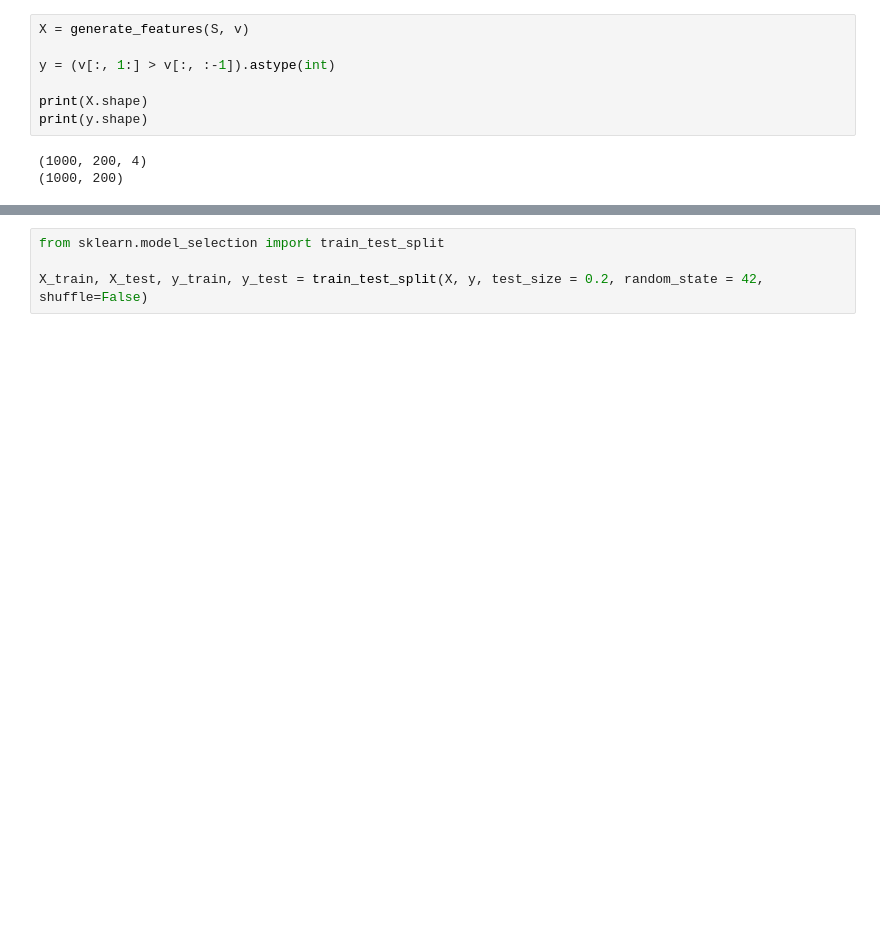
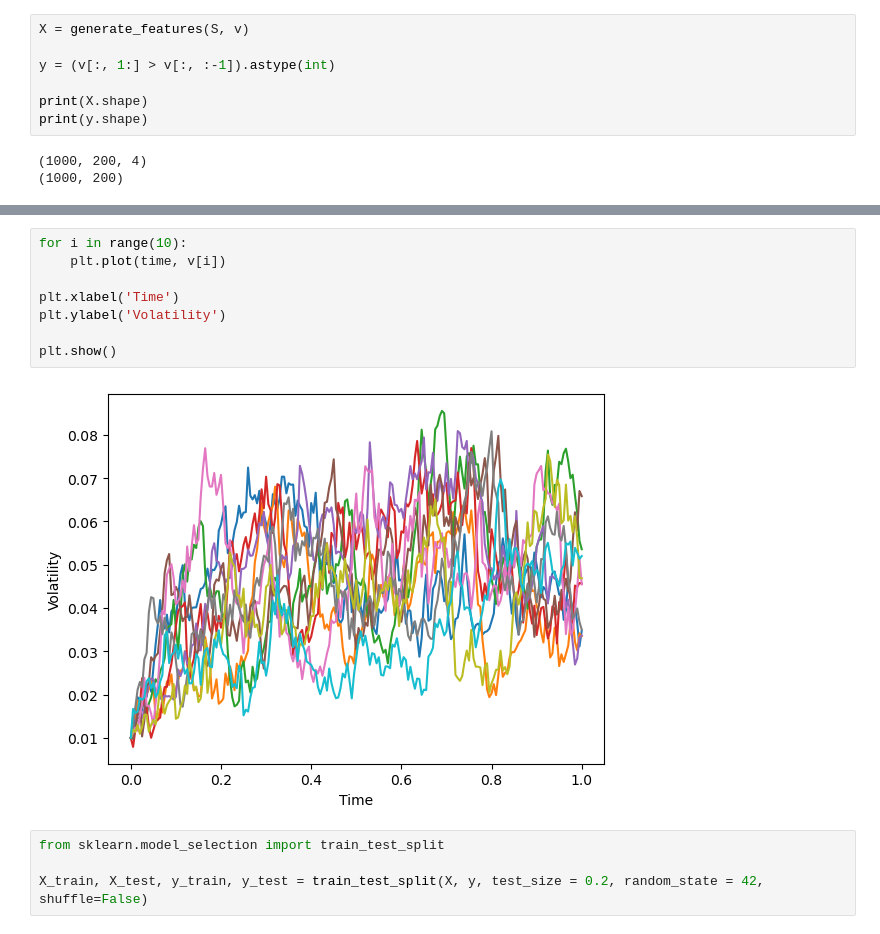
Before and after one commit to elliotgengler/517_Heston_Prediction_Project, a Jupyter notebook: PathGeneration.ipynb, the cells around one changed output, grey strips where cells are left out. Cells and saved outputs as stored; diff of their text form; blank space fills up the shorter version.

```diff
--- a/PathGeneration.ipynb
+++ b/PathGeneration.ipynb
@@ -68,3 +79,13 @@ print(y.shape)
+# %%
+for i in range(10):
+    plt.plot(time, v[i])
+
+plt.xlabel('Time')
+plt.ylabel('Volatility')
+
+plt.show()
+# %% [output]
+[figure, added]
 # %%
 from sklearn.model_selection import train_test_split
 
```
Also changed, not shown: parts of 1 cell of this notebook.
